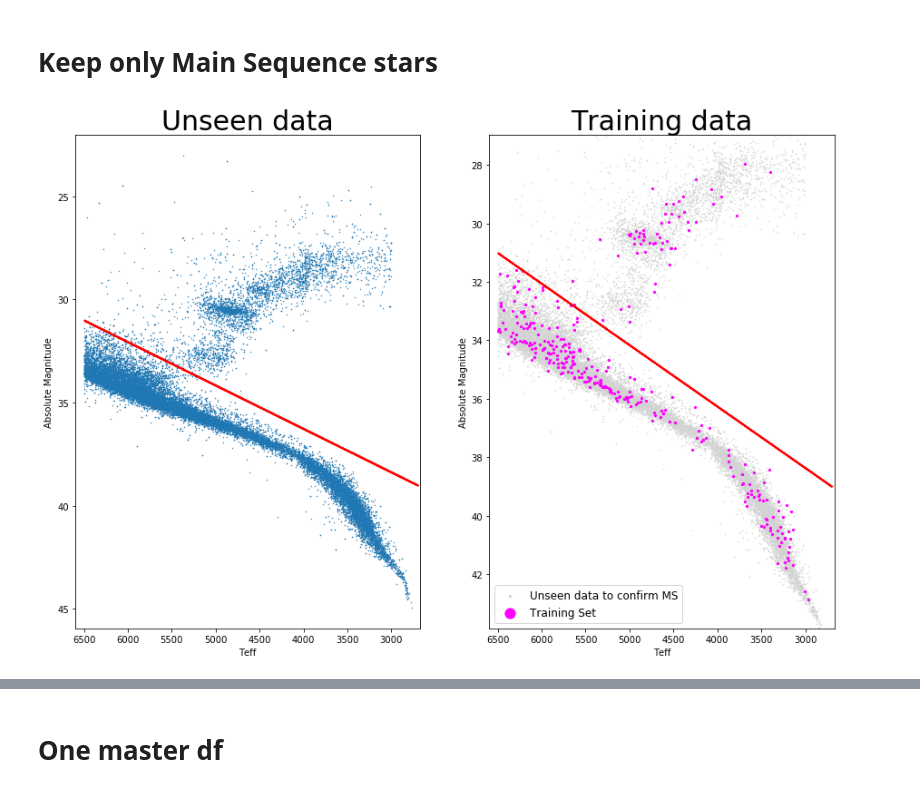
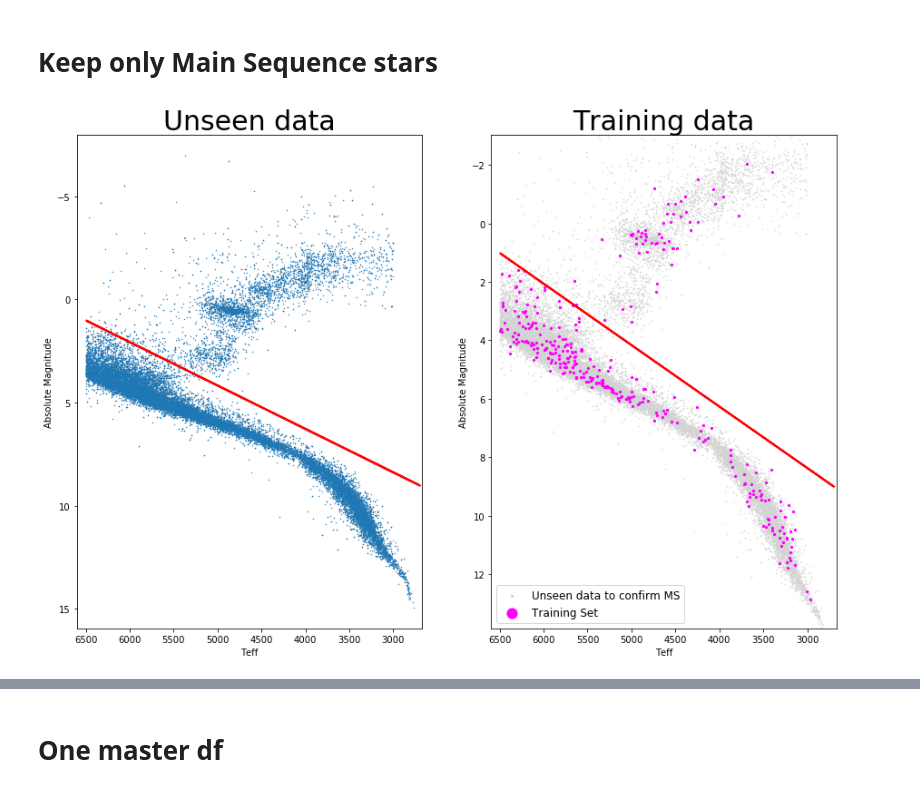
Before and after one commit to deerow22/helenResearch, a Jupyter notebook: RF_trainingexamples_final.ipynb, the cells around one changed output, grey strips where cells are left out. Drawn from its saved outputs; the diff is of its cells as text; code cells hidden in the pictures.

```diff
--- a/RF_trainingexamples_final.ipynb
+++ b/RF_trainingexamples_final.ipynb
@@ -90,7 +561,7 @@ def mas_to_parsec(mas):
          mas: parallax measure in mas
     RETURNS: parallax in parsecs
     '''
-    return mas * 1000
+    return mas / 1000
 
 def get_D(parallax):
     '''
@@ -247,42 +718,42 @@ features['GAIA_AbsMag'] = t_abs_GAIAmag
 ################note that red line is the SAME on both plots to ensure training & predicitions share same parameter space
 ## for unseen
 #determine division line params
-u_pt1 = [6500,31]
-u_pt2 = [2700,39]
+u_pt1 = [6500,1] #u_pt1 = [6500,31]
+u_pt2 = [2700,9] #u_pt2 = [2700,39]
 u_m = slope(u_pt1[0],u_pt2[0],u_pt1[1],u_pt2[1])
 u_b = get_b(u_m,u_pt1[0],u_pt1[1])
 #create arrays for line
 u_xarr = np.arange(u_pt2[0],u_pt1[0],1)
 u_yarr = [u_m*x + u_b for x in u_xarr]
 ## for training
 #determine division line params
-t_pt1 = [6500,31]
-t_pt2 = [2700,39]
+t_pt1 = [6500,1] #t_pt1 = [6500,31]
+t_pt2 = [2700,9] #t_pt2 = [2700,39]
 t_m = slope(t_pt1[0],t_pt2[0],t_pt1[1],t_pt2[1])
 t_b = get_b(t_m,t_pt1[0],t_pt1[1])
 #create arrays for line
 t_xarr = np.arange(t_pt2[0],t_pt1[0],1)
 t_yarr = [t_m*x + t_b for x in t_xarr]
 
 ## plot them
 fig,(ax1,ax2) = plt.subplots(1,2,figsize=(15,10))
 ax1.scatter(u_teffs,u_abs_GAIAmag,s=.2)
 ax1.scatter(u_xarr,u_yarr,color='r',s=.2)
 ax1.set_ylabel('Absolute Magnitude');ax1.set_xlabel('Teff');
 ax1.set_xlim(max(u_teffs)+100,min(u_teffs)-100)
 ax1.set_title('Unseen data',fontsize=30);
 ax1.set_ylim(max(u_abs_GAIAmag)+1,min(u_abs_GAIAmag)-1);
 
 ax2.scatter(u_teffs,u_abs_GAIAmag,s=.2,label='Unseen data to confirm MS',color='lightgrey')
 ax2.scatter(t_teffs,t_abs_GAIAmag,s=5,label='Training Set',color='magenta')
 ax2.scatter(t_xarr,t_yarr,color='r',s=.2)
 ax2.legend(fontsize='large',markerscale=5)
 ax2.set_ylabel('Absolute Magnitude');ax2.set_xlabel('Teff');
 ax2.set_xlim(max(t_teffs)+100,min(t_teffs)-300)
 ax2.set_ylim(max(t_abs_GAIAmag)+1,min(t_abs_GAIAmag)-1);
 ax2.set_title('Training data',fontsize=30);
 # %% [output]
-[figure, old version]
+[figure, new version]
 # %%
 ## remove giants & replot to confirm
 
```
Also changed, not shown: parts of 55 cells of this notebook.
